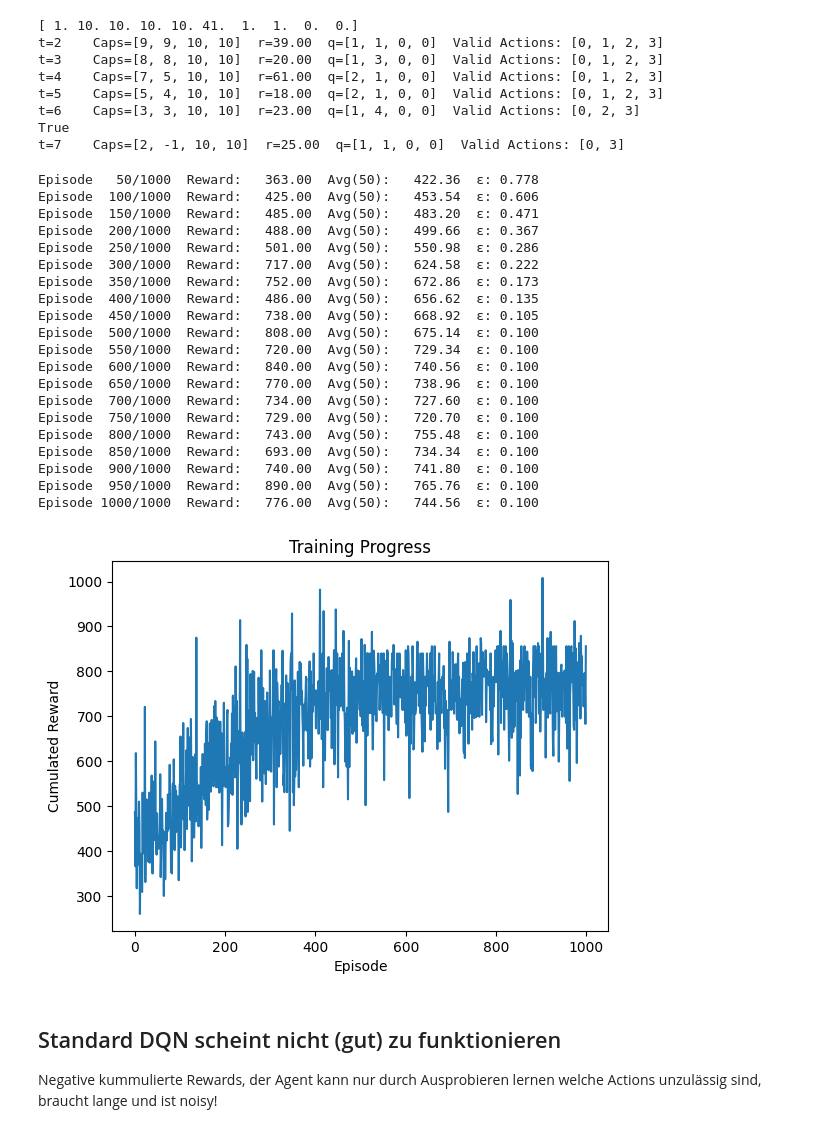
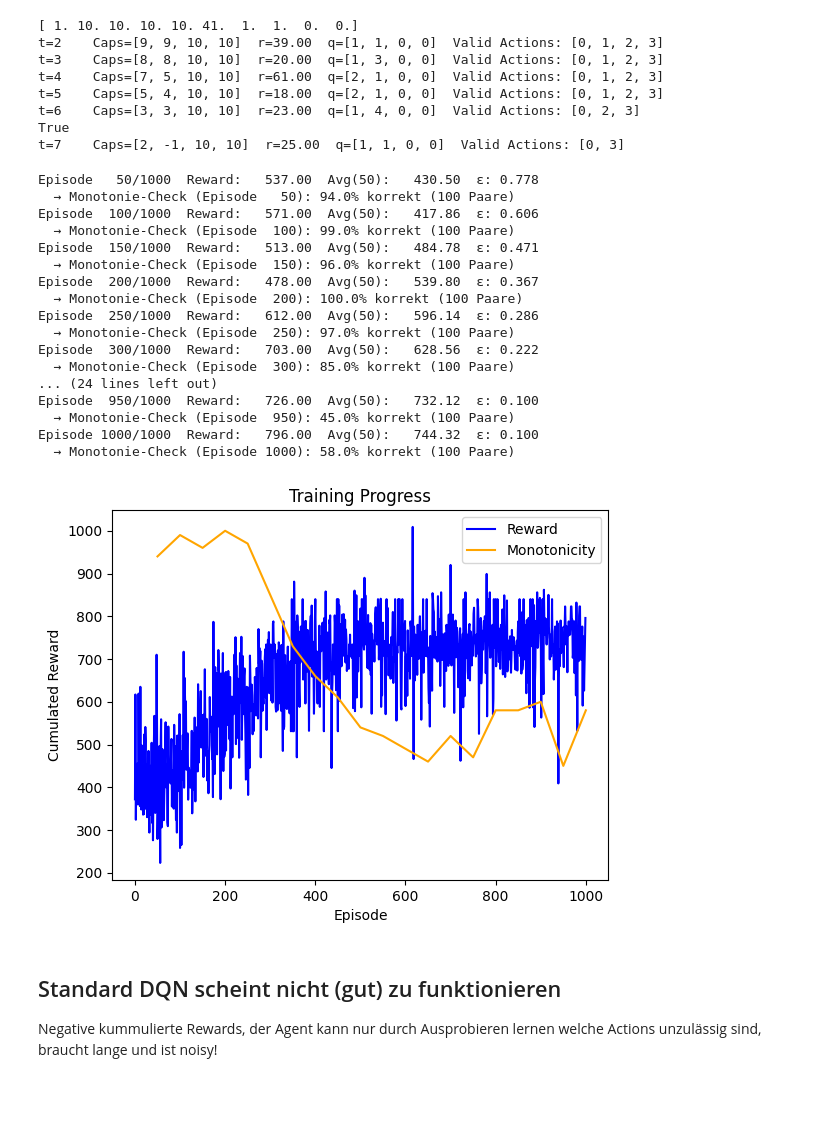
Before and after one commit to FelixFritz02/CI-Programming-Project-SS26, a Jupyter notebook: Programming Part/applying_gym_env.ipynb, the cells around one changed output. Cells and saved outputs as stored; diff of their text form; code cells hidden in the pictures; blank space fills up the shorter version.

Commit message:
adding monotonicity test in dqn agent

```diff
--- a/Programming Part/applying_gym_env.ipynb
+++ b/Programming Part/applying_gym_env.ipynb
@@ -57,36 +57,35 @@ t=7    Caps=[2, -1, 10, 10]  r=25.00  q=[1, 1, 0, 0]  Valid Actions: [0, 3]
 from dqn_agent import DQNAgent
 agent = DQNAgent(env)
 # %%
-reward_history = agent.train(num_episodes=1000)
+reward_history, monotonicity_history = agent.train(num_episodes=1000)
 # %% [output]
-Episode   50/1000  Reward:   363.00  Avg(50):   422.36  ε: 0.778
-Episode  100/1000  Reward:   425.00  Avg(50):   453.54  ε: 0.606
-Episode  150/1000  Reward:   485.00  Avg(50):   483.20  ε: 0.471
-Episode  200/1000  Reward:   488.00  Avg(50):   499.66  ε: 0.367
-Episode  250/1000  Reward:   501.00  Avg(50):   550.98  ε: 0.286
-Episode  300/1000  Reward:   717.00  Avg(50):   624.58  ε: 0.222
-Episode  350/1000  Reward:   752.00  Avg(50):   672.86  ε: 0.173
-Episode  400/1000  Reward:   486.00  Avg(50):   656.62  ε: 0.135
-Episode  450/1000  Reward:   738.00  Avg(50):   668.92  ε: 0.105
-Episode  500/1000  Reward:   808.00  Avg(50):   675.14  ε: 0.100
-Episode  550/1000  Reward:   720.00  Avg(50):   729.34  ε: 0.100
-Episode  600/1000  Reward:   840.00  Avg(50):   740.56  ε: 0.100
-Episode  650/1000  Reward:   770.00  Avg(50):   738.96  ε: 0.100
-Episode  700/1000  Reward:   734.00  Avg(50):   727.60  ε: 0.100
-Episode  750/1000  Reward:   729.00  Avg(50):   720.70  ε: 0.100
-Episode  800/1000  Reward:   743.00  Avg(50):   755.48  ε: 0.100
-Episode  850/1000  Reward:   693.00  Avg(50):   734.34  ε: 0.100
-Episode  900/1000  Reward:   740.00  Avg(50):   741.80  ε: 0.100
-Episode  950/1000  Reward:   890.00  Avg(50):   765.76  ε: 0.100
-Episode 1000/1000  Reward:   776.00  Avg(50):   744.56  ε: 0.100
+Episode   50/1000  Reward:   537.00  Avg(50):   430.50  ε: 0.778
+  → Monotonie-Check (Episode   50): 94.0% korrekt (100 Paare)
+Episode  100/1000  Reward:   571.00  Avg(50):   417.86  ε: 0.606
+  → Monotonie-Check (Episode  100): 99.0% korrekt (100 Paare)
+Episode  150/1000  Reward:   513.00  Avg(50):   484.78  ε: 0.471
+  → Monotonie-Check (Episode  150): 96.0% korrekt (100 Paare)
+Episode  200/1000  Reward:   478.00  Avg(50):   539.80  ε: 0.367
+  → Monotonie-Check (Episode  200): 100.0% korrekt (100 Paare)
+Episode  250/1000  Reward:   612.00  Avg(50):   596.14  ε: 0.286
+  → Monotonie-Check (Episode  250): 97.0% korrekt (100 Paare)
+Episode  300/1000  Reward:   703.00  Avg(50):   628.56  ε: 0.222
+  → Monotonie-Check (Episode  300): 85.0% korrekt (100 Paare)
+... (24 lines left out)
+Episode  950/1000  Reward:   726.00  Avg(50):   732.12  ε: 0.100
+  → Monotonie-Check (Episode  950): 45.0% korrekt (100 Paare)
+Episode 1000/1000  Reward:   796.00  Avg(50):   744.32  ε: 0.100
+  → Monotonie-Check (Episode 1000): 58.0% korrekt (100 Paare)
 # %%
-plt.plot(reward_history)
+plt.plot(reward_history, color='blue', label='Reward')
+plt.plot([x[0] for x in monotonicity_history], [x[1]*1000 for x in monotonicity_history], color='orange', label='Monotonicity')
+plt.legend()
 plt.xlabel("Episode")
 plt.ylabel("Cumulated Reward")
 plt.title("Training Progress")
 plt.show()
 # %% [output]
-[figure, old version]
+[figure, new version]
 # %% [markdown]
 ## Standard DQN scheint nicht (gut) zu funktionieren
 Negative kummulierte Rewards, der Agent kann nur durch Ausprobieren lernen welche Actions unzulässig sind, braucht lange und ist noisy!
```
Also changed, not shown: parts of 1 cell of this notebook, 1 other file.
